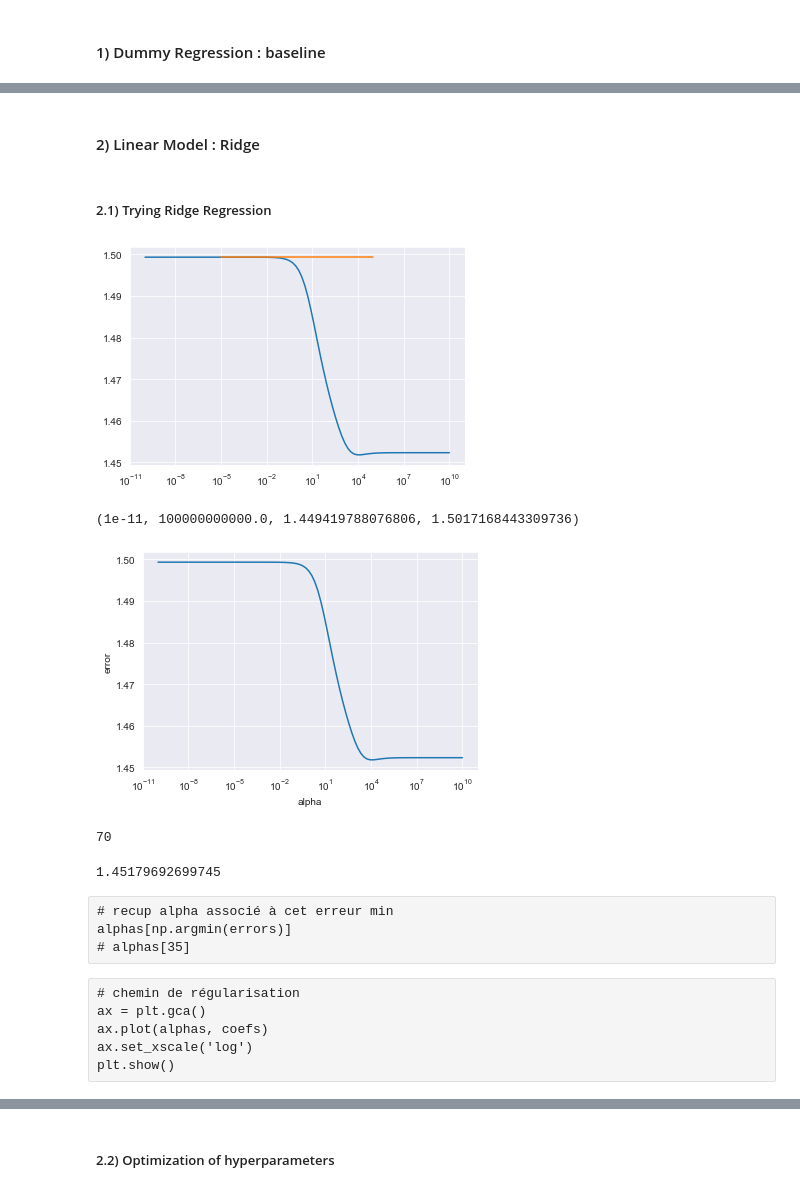
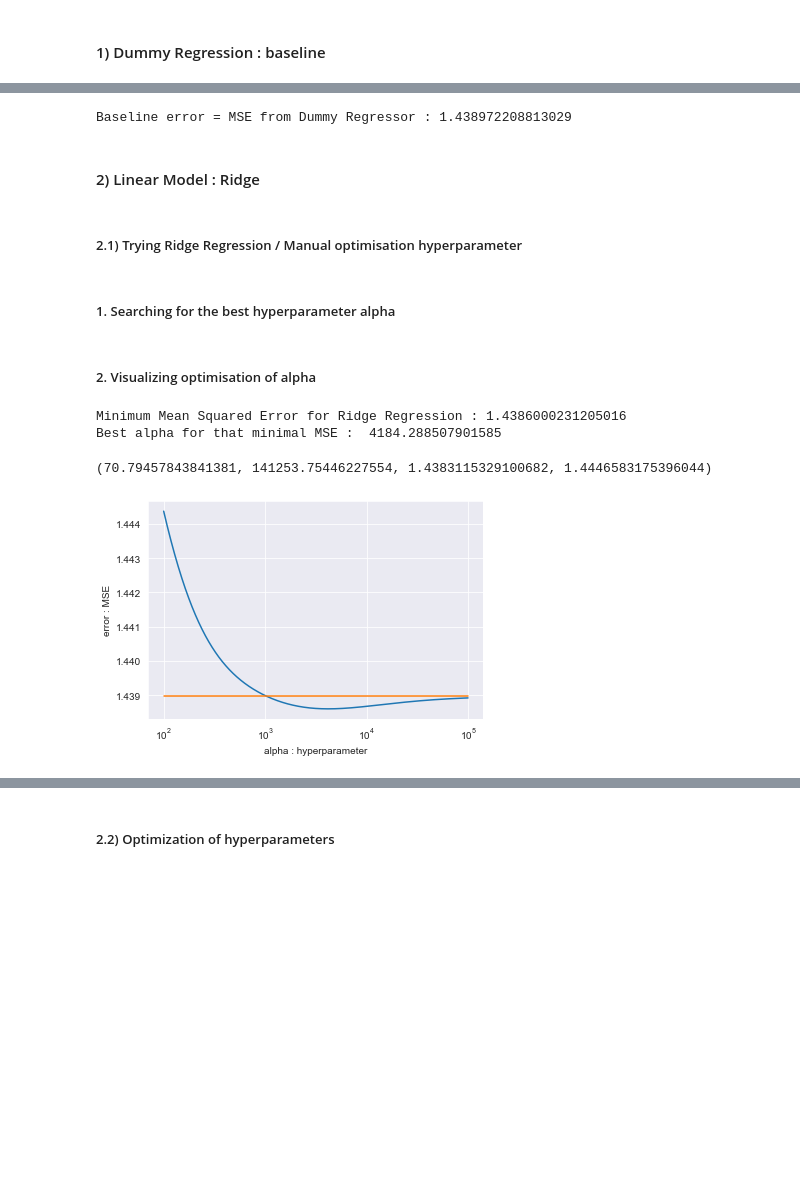
Before and after one commit to oumeima-elgharbi/P4_Data_Science_OpenClassrooms, a Jupyter notebook: P4_03_prediction.ipynb, the cells around one changed output, grey strips where cells are left out. Cells and saved outputs as stored; diff of their text form; code cells hidden in the pictures; blank space fills up the shorter version.

```diff
--- a/P4_03_prediction.ipynb
+++ b/P4_03_prediction.ipynb
@@ -762,13 +700,20 @@ array([14.16416781, 14.16416781, 14.16416781, 14.16416781, 14.16416781,
+# %%
+baseline_error = mean_squared_error(y_test, y_pred_dum)
+print("Baseline error = MSE from Dummy Regressor :", baseline_error)
+# %% [output]
+Baseline error = MSE from Dummy Regressor : 1.438972208813029
 # %% [markdown]
 #### 2) Linear Model : Ridge
 # %%
 # Setting evaluation metric for regression
 scoring = 'r2'
 # %% [markdown]
-##### 2.1) Trying Ridge Regression
+##### 2.1) Trying Ridge Regression / Manual optimisation hyperparameter
+# %% [markdown]
+##### 1. Searching for the best hyperparameter alpha
 # %%
-n_alphas = 100 #hyperparametre alpha
-alphas = np.logspace(-10, 10, n_alphas)
+n_alphas = 1000 # hyperparametre alpha
+alphas = np.logspace(2, 5, n_alphas)
 
 ridge = linear_model.Ridge()
 
@@ -781,42 +726,23 @@ for a in alphas:
     coefs.append(ridge.coef_)
     errors.append(np.mean((y_pred_ridge - y_test) ** 2))
     #print("HERE :", np.mean(( - y_test) ** 2), "MSE :", mean_squared_error(y_test, ridge.predict(X_test)))
-# %%
-# observation du comportement de l'erreur
-
-ax = plt.gca()
-ax.plot(alphas, errors, [10**-5, 10**5], [baseline_error, baseline_error])
-ax.set_xscale('log')
-# %% [output]
-[figure, removed]
+# %% [markdown]
+##### 2. Visualizing optimisation of alpha
 # %%
+# recupere l'erreur min
+print("Minimum Mean Squared Error for Ridge Regression :", errors[np.argmin(errors)])
+print("Best alpha for that minimal MSE : ", alphas[np.argmin(errors)])
+
+#Observation of the error behaviour
 ax = plt.gca()
+ax.plot(alphas, errors, [10**2, 10**5], [baseline_error, baseline_error])
+ax.set_xscale('log')
 
-ax.plot(alphas, errors)
-ax.set_xscale('log')
-plt.xlabel('alpha')
-plt.ylabel('error')
+plt.xlabel('alpha : hyperparameter')
+plt.ylabel('error : MSE')
 plt.axis('tight')
 # %% [output]
-(1e-11, 100000000000.0, 1.449419788076806, 1.5017168443309736)
+Minimum Mean Squared Error for Ridge Regression : 1.4386000231205016
+Best alpha for that minimal MSE :  4184.288507901585
+(70.79457843841381, 141253.75446227554, 1.4383115329100682, 1.4446583175396044)
-[figure, old version]
+[figure, new version]
-# %%
-# index du min des erreurs
-np.argmin(errors)
-# %% [output]
-70
-# %%
-# recupere l'erreur min
-errors[np.argmin(errors)]
-# %% [output]
-1.45179692699745
-# %% [raw]
-# recup alpha associé à cet erreur min
-alphas[np.argmin(errors)]
-# alphas[35]
-# %% [raw]
-# chemin de régularisation
-ax = plt.gca()
-ax.plot(alphas, coefs)
-ax.set_xscale('log')
-plt.show()
```
Also changed, not shown: parts of 76 cells of this notebook.
